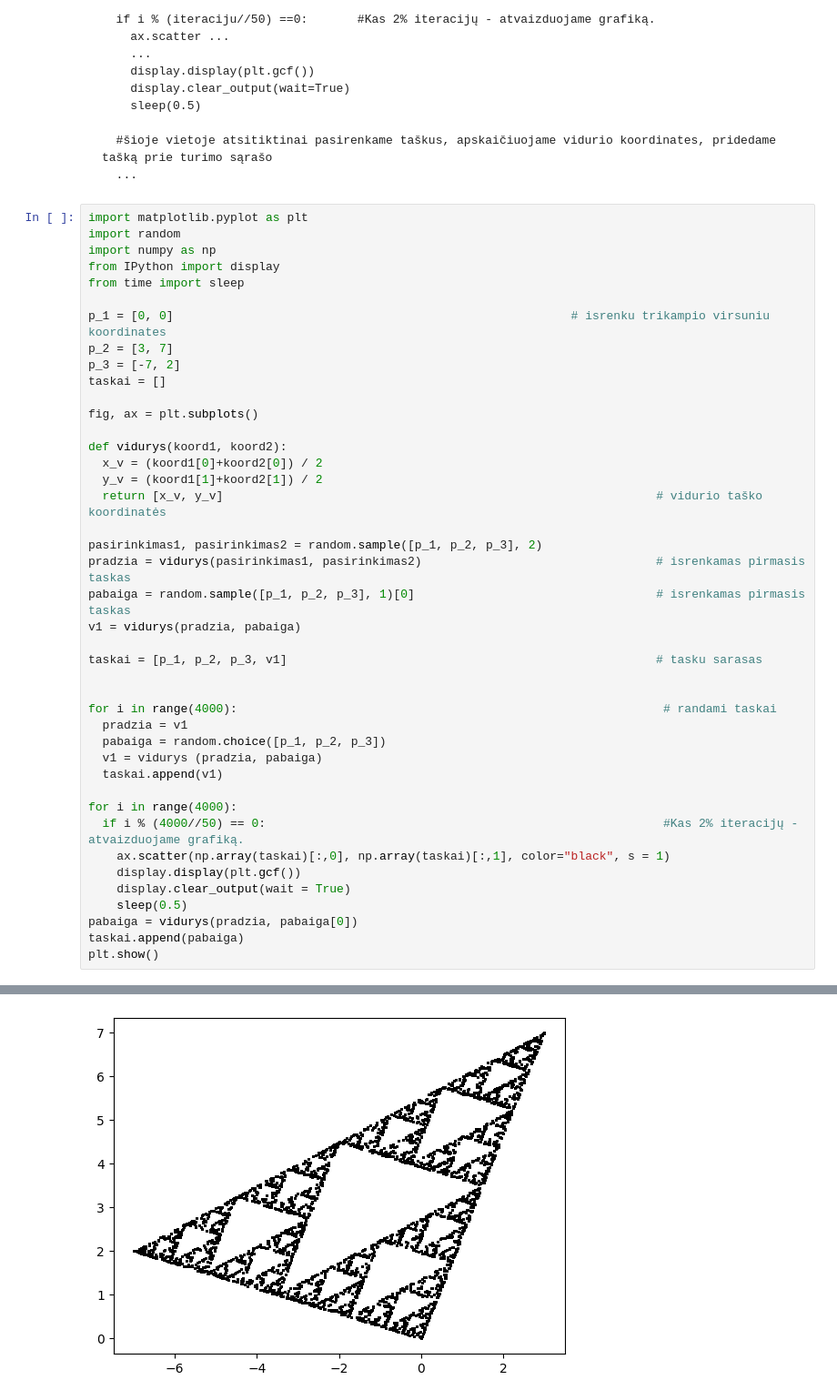
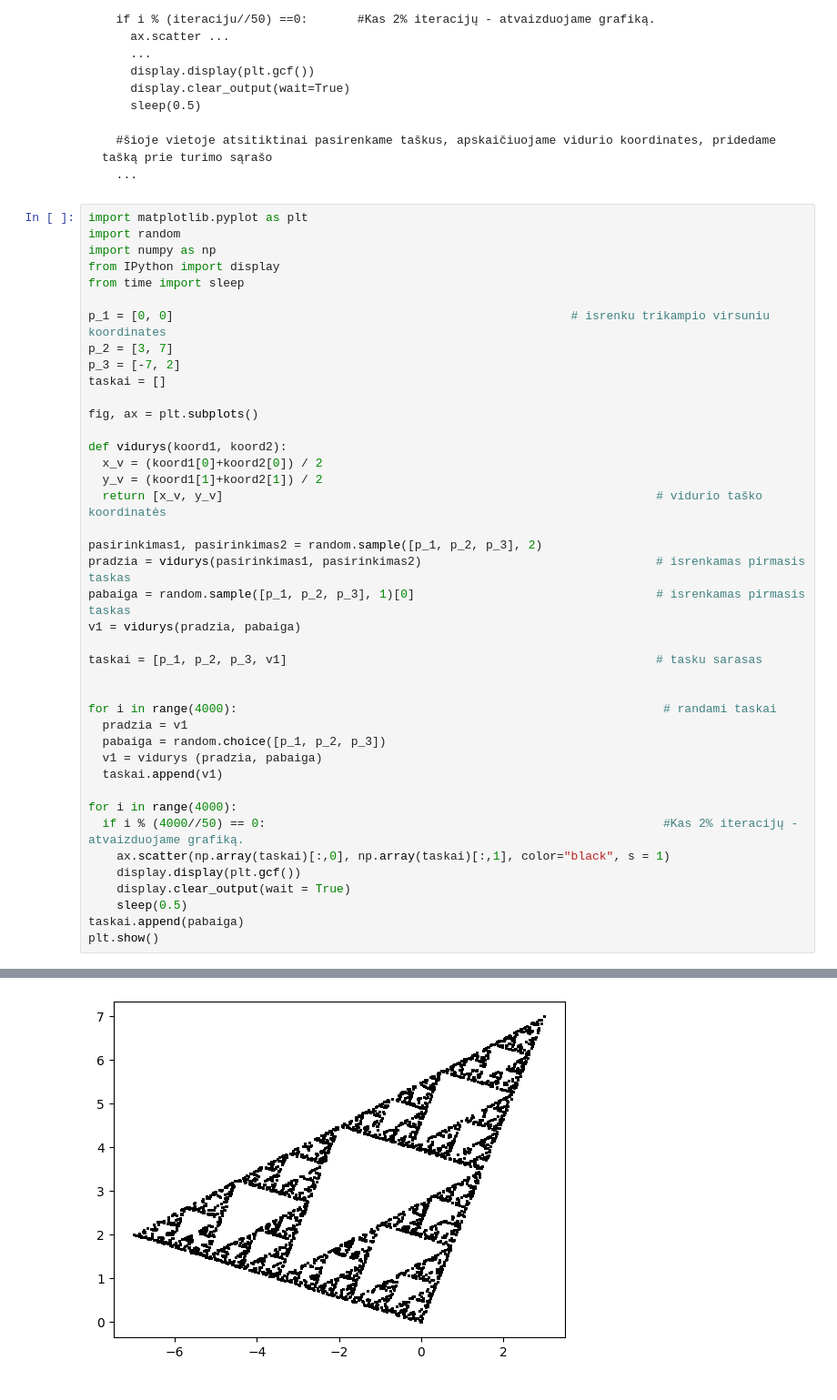
Before and after one commit to IevaRadaviciute/obsidian-translations, a Jupyter notebook: Python_Lab_12.ipynb, the cells around one changed output, grey strips where cells are left out. Shown: that part at 91% size. Saved outputs shown, nothing was run; the diff lists cells and outputs as text.

```diff
--- a/Python_Lab_12.ipynb
+++ b/Python_Lab_12.ipynb
@@ -174,7 +174,6 @@ for i in range(4000):
     display.display(plt.gcf())
     display.clear_output(wait = True)
     sleep(0.5)
-pabaiga = vidurys(pradzia, pabaiga[0])
 taskai.append(pabaiga)
 plt.show()
 # %% [output]
@@ -182 +180 @@ TypeError: 'int' object is not subscriptable
-[figure, old version]
+[figure, new version]
```
Also changed, not shown: parts of 1 cell of this notebook.
